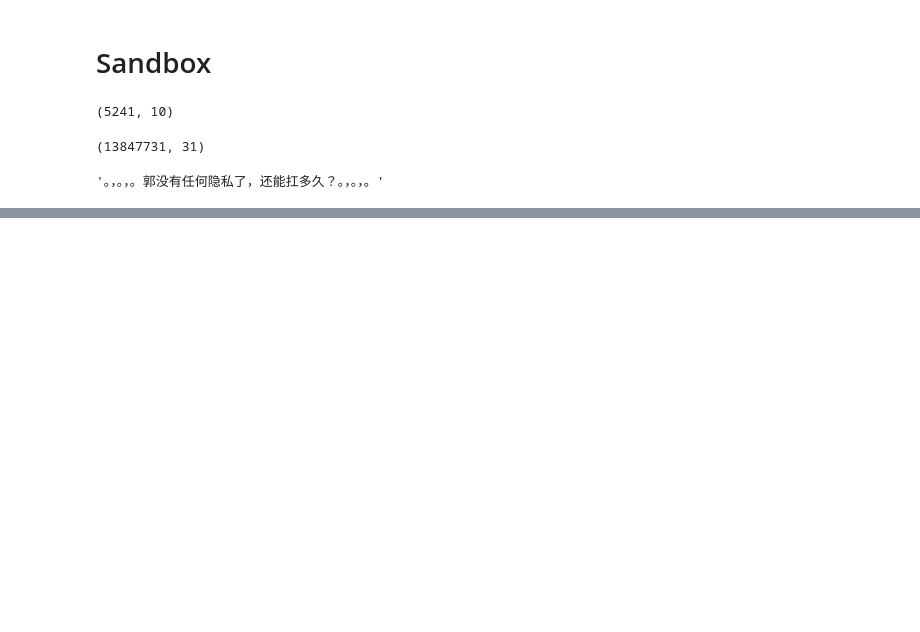
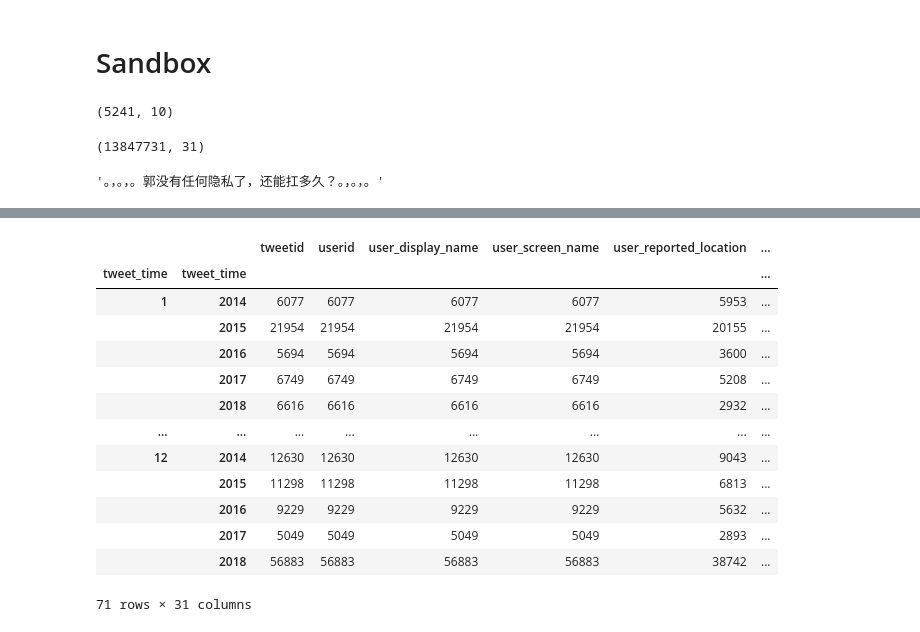
Before and after one commit to nicole9925/chinabots, a Jupyter notebook: scripts/Sandbox.ipynb, the cells around one changed output, grey strips where cells are left out. Saved outputs shown, nothing was run; the diff lists cells and outputs as text; code cells hidden in the pictures; blank space fills up the shorter version.

Commit message:
writeup addons
#TODO add twitter_name_client thing later

```diff
--- a/scripts/Sandbox.ipynb
+++ b/scripts/Sandbox.ipynb
@@ -84,0 +116,3 @@ tweets[tweets['tweet_text'].str.contains('桂敏海')].tweet_text.iloc[2]
+# %%
+webclient = tweets[['tweet_client_name', 'tweet_time']][tweets['tweet_client_name'] == 'Twitter Web Client']
+other = tweets[tweets['tweet_client_name'] != 'Twitter Web Client']
@@ -84,0 +125,17 @@ tweets[tweets['tweet_text'].str.contains('桂敏海')].tweet_text.iloc[2]
+# %%
+webclient.groupby([webclient['tweet_time'].dt.month, webclient['tweet_time'].dt.year]).count()
+# %% [output]
+|  |  | tweetid | userid | user_display_name | user_screen_name | user_reported_location | ... |
+| tweet_time | tweet_time |  |  |  |  |  | ... |
+| 1 | 2014 | 6077 | 6077 | 6077 | 6077 | 5953 | ... |
+|  | 2015 | 21954 | 21954 | 21954 | 21954 | 20155 | ... |
+|  | 2016 | 5694 | 5694 | 5694 | 5694 | 3600 | ... |
+|  | 2017 | 6749 | 6749 | 6749 | 6749 | 5208 | ... |
+|  | 2018 | 6616 | 6616 | 6616 | 6616 | 2932 | ... |
+| ... | ... | ... | ... | ... | ... | ... | ... |
+| 12 | 2014 | 12630 | 12630 | 12630 | 12630 | 9043 | ... |
+|  | 2015 | 11298 | 11298 | 11298 | 11298 | 6813 | ... |
+|  | 2016 | 9229 | 9229 | 9229 | 9229 | 5632 | ... |
+|  | 2017 | 5049 | 5049 | 5049 | 5049 | 2893 | ... |
+|  | 2018 | 56883 | 56883 | 56883 | 56883 | 38742 | ... |
+71 rows × 31 columns
```
Also changed, not shown: parts of 17 cells of this notebook, 4 other files.
